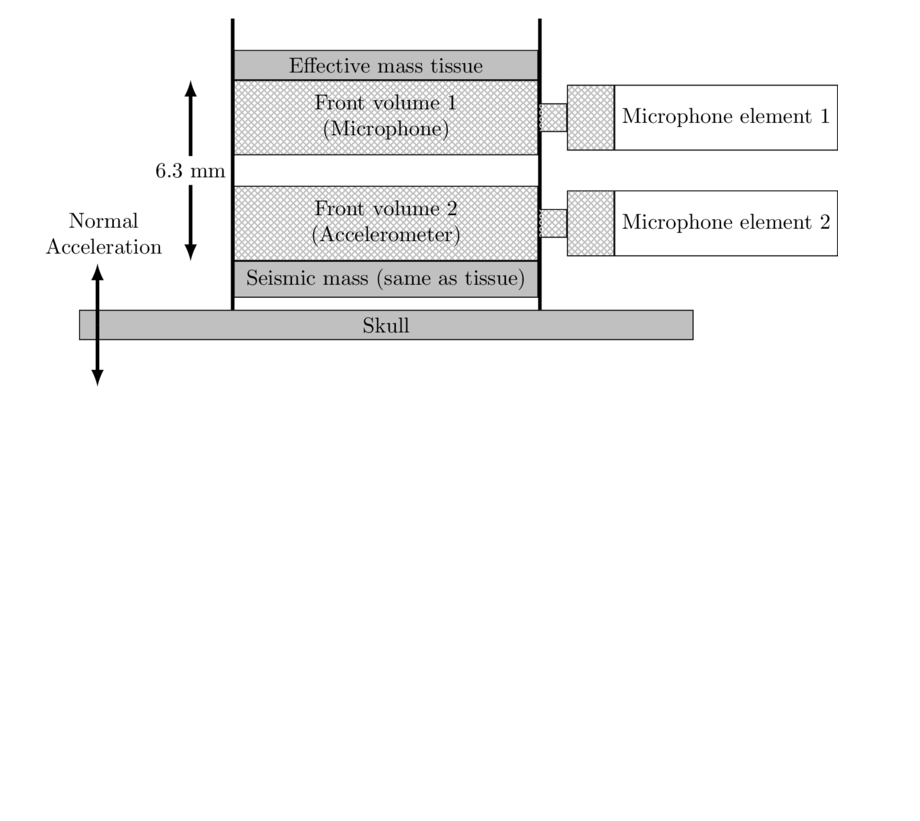
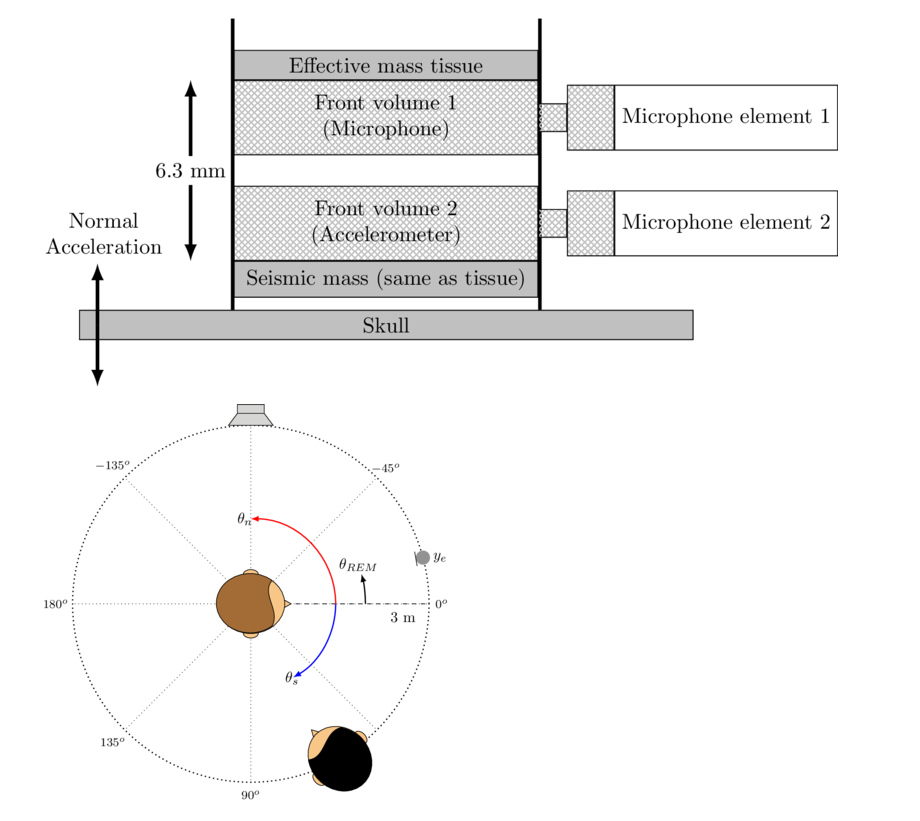
Before and after one commit to giulianobernardi/Tikz_tutorial, a Jupyter notebook: Tikz_tutorial.ipynb, the cells around one changed output. Drawn from its saved outputs; the diff is of its cells as text; code cells hidden in the pictures; blank space fills up the shorter version.

```diff
--- a/Tikz_tutorial.ipynb
+++ b/Tikz_tutorial.ipynb
@@ -124,3 +124,38 @@ TikZ and PGF are TeX packages for creating graphics programmatically. TikZ is bu
 %\draw ($(skull.north)!0.5!(skull.north east)$ -- 5,10) node {B};
 # %% [output]
 [figure]
+# %%
+%%tikz -s 800,400
+
+\pgfplotsinvokeforeach{0,45,90,135,180,225,270,315}{
+    \draw [dotted] (180:0cm) -- (#1:4.2cm);
+}
+
+\draw[dotted,thick]  (0:4.2cm) arc (0:360:4.2cm);
+\pic[rotate=0,local bounding box=speaker] at (90:4.2cm) {Speaker};
+\draw[dashed] (180:0cm) -- (0:4.2cm);
+\node[]  at (-5:3.6cm) () {3 m};
+\pic[rotate=0,local bounding box=A1] {Human};
+\pic[rotate=135,local bounding box=A1] at (-60:4.2cm) {Human1};
+
+\draw[blue,->,thick]  (0:2cm) arc (0:-60:2cm);
+\node[]  at (-61:2cm) () {$\theta_s$};
+
+\draw[red,->,thick]  (0:2cm) arc (0:90:2cm);
+\node[]  at (94:2cm) () {$\theta_n$};
+
+ \node[] at (0:4.5cm) {\footnotesize $0^{o}$};
+ \node[] at (270:4.5cm) {\footnotesize $90^{o}$};
+   \node[] at (45:4.5cm) {\footnotesize $-45^{o}$};
+      \node[] at (180:4.6cm) {\footnotesize $180^{o}$};
+           \node[] at (-135:4.6cm) {\footnotesize $135^{o}$};
+                  \node[] at (135:4.6cm) {\footnotesize $-135^{o}$};
+\node[circle,fill=gray]  at (15:4.2cm) (Y1) {};
+\draw[black,->,thick]  (0:2.7cm) arc (0:15:2.7cm);
+\node[]  at (20:2.7cm) () {$\theta_{REM}$};
+
+\draw [-,rotate=190] let \p0 = (Y1.north), \p1 = (Y1.south), \p2 = (Y1.west) in (\x2,\y0) -- (\x2,\y1);
+
+\node[right = of Y1,xshift=-3em] (ref) {$y_e$};
+# %% [output]
+[figure, added]
```
Also changed, not shown: 1 other file.
